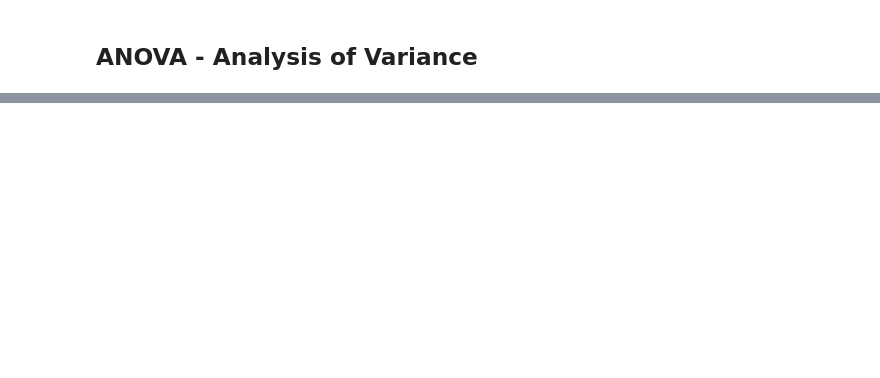
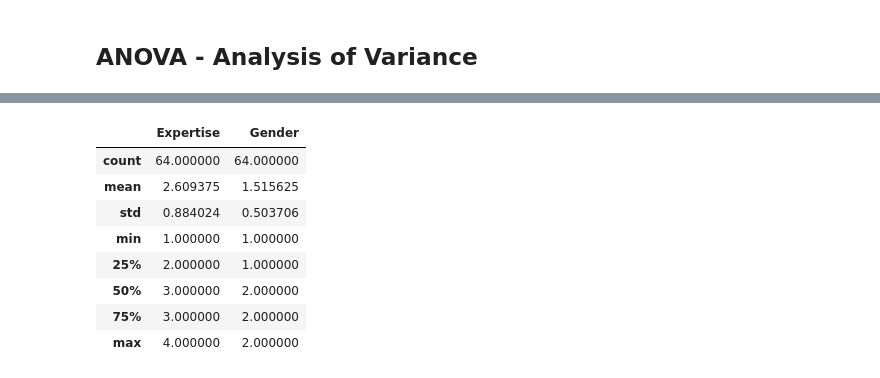
Before and after one commit to ttellner/GameDataScienceInPython, a Jupyter notebook: Labs_Chapter3_Python/Chapter3_Lab2.ipynb, the cells around one changed output, grey strips where cells are left out. Drawn from its saved outputs; the diff is of its cells as text; code cells hidden in the pictures; blank space fills up the shorter version.

```diff
--- a/Labs_Chapter3_Python/Chapter3_Lab2.ipynb
+++ b/Labs_Chapter3_Python/Chapter3_Lab2.ipynb
@@ -109,2 +107,6 @@ By removing the "equal_var=False" parameter, we would run the independent t-test
 # %% [markdown]
 ## ANOVA - Analysis of Variance
+# %%
+vpal_df2 = pd.read_csv("GamingExpertese&Gender.csv")
+vpal_df2 = pd.DataFrame(vpal_df2)
+vpal_df2.head()
@@ -110,0 +120,12 @@ By removing the "equal_var=False" parameter, we would run the independent t-test
+# %%
+vpal_df2.describe()
+# %% [output]
+|  | Expertise | Gender |
+| count | 64.000000 | 64.000000 |
+| mean | 2.609375 | 1.515625 |
+| std | 0.884024 | 0.503706 |
+| min | 1.000000 | 1.000000 |
+| 25% | 2.000000 | 1.000000 |
+| 50% | 3.000000 | 2.000000 |
+| 75% | 3.000000 | 2.000000 |
+| max | 4.000000 | 2.000000 |
```
Also changed, not shown: parts of 23 cells of this notebook.
